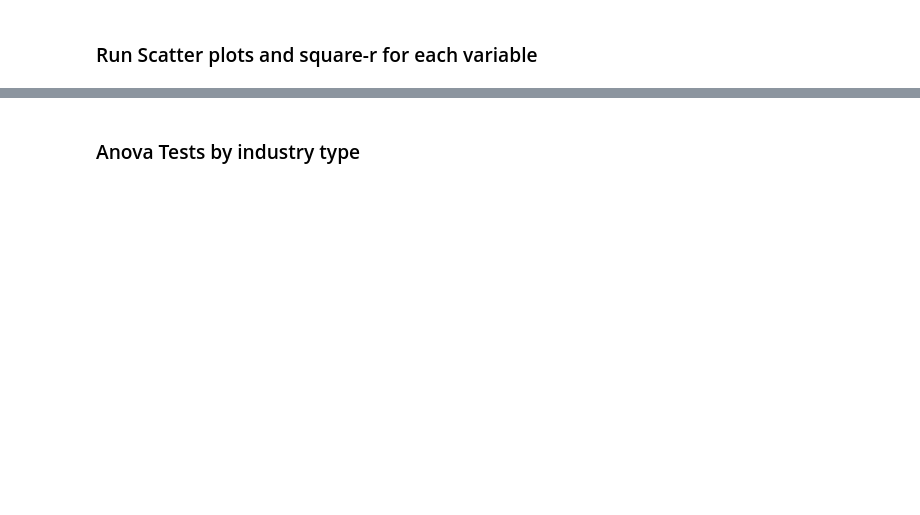
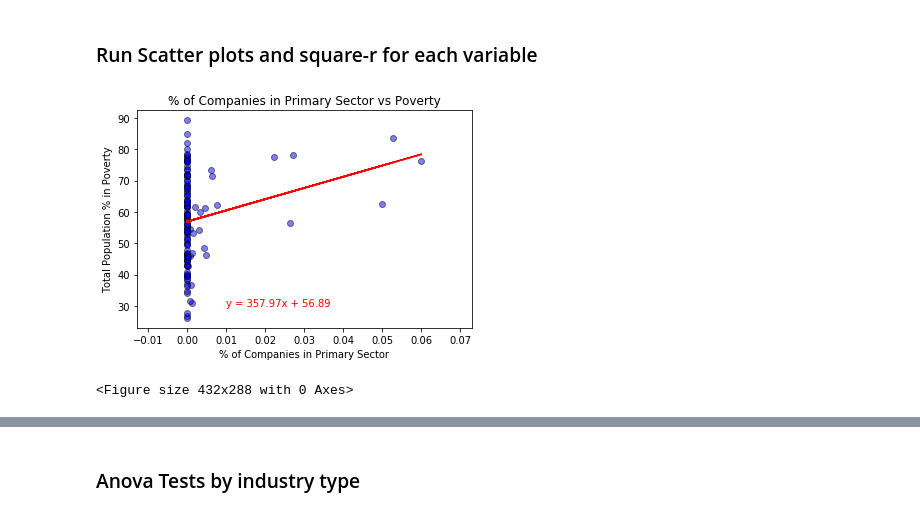
Before and after one commit to JCastilloD/Project-1-Bootcamp, a Jupyter notebook: Data_Retrieval/Municipio Data Extraction Final Final.ipynb, the cells around one changed output, grey strips where cells are left out. Drawn from its saved outputs; the diff is of its cells as text; code cells hidden in the pictures; blank space fills up the shorter version.

```diff
--- a/Data_Retrieval/Municipio Data Extraction Final Final.ipynb
+++ b/Data_Retrieval/Municipio Data Extraction Final Final.ipynb
@@ -185,6 +186,6 @@ mergepoverty_byid
 | 125 | 15 | México | Tonanitla | 10,190 | 49.6 | 5055.0 | ... |
 125 rows × 9 columns
 # %%
-denue_df  = pd.read_csv('Resources/DENUE_sample.csv',encoding="ISO-8859-1")
+denue_df  = pd.read_csv('Output/DENUE_Filtered.csv')
 denue_df.head()
 # %% [output]
@@ -368,24 +532,27 @@ poverty_final_v3
 # %%
 y = poverty_final_v3.iloc[:,16]
 x = poverty_final_v3.iloc[:,4]
-(mr_slope, mr_intercept, mr_rvalue, mr_pvalue, mr_stderr) = linregress(poverty, primary)
+(mr_slope, mr_intercept, mr_rvalue, mr_pvalue, mr_stderr) = linregress(x, y)
 mr_regress_values = x * mr_slope + mr_intercept
 line_eq = "y = " + str(round(mr_slope,2)) + "x + " + str(round(mr_intercept,2))
 primary_plot = plt.scatter(x,y, marker="o", facecolors="blue", edgecolors="black", alpha=.50)
 plt.plot (x, mr_regress_values, "r-")
 plt.annotate(line_eq,(.01,30),fontsize=10,color="red")
 r = "r = " + str(round(mr_rvalue,4))
 plt.annotate(r,(.01,15),fontsize=10,color="red")
 
 plt.ylabel("Total Population % in Poverty")
 plt.xlabel("% of Companies in Primary Sector")
 plt.title ("% of Companies in Primary Sector vs Poverty")
 #plt.xticks(np.arange(0, 800000, step = 250000))
 #plt.yticks(np.arange(0, 200000, step = 25000))
 
 
 plt.show(primary_plot)
 plt.savefig('primary_act_plot.png')
+# %% [output]
+[figure, added]
+<Figure size 432x288 with 0 Axes>
 # %%
 y = poverty_final_v3.iloc[:,16]
 x = poverty_final_v3.iloc[:,5]
```
Also changed, not shown: parts of 27 cells of this notebook, 11 other files.
